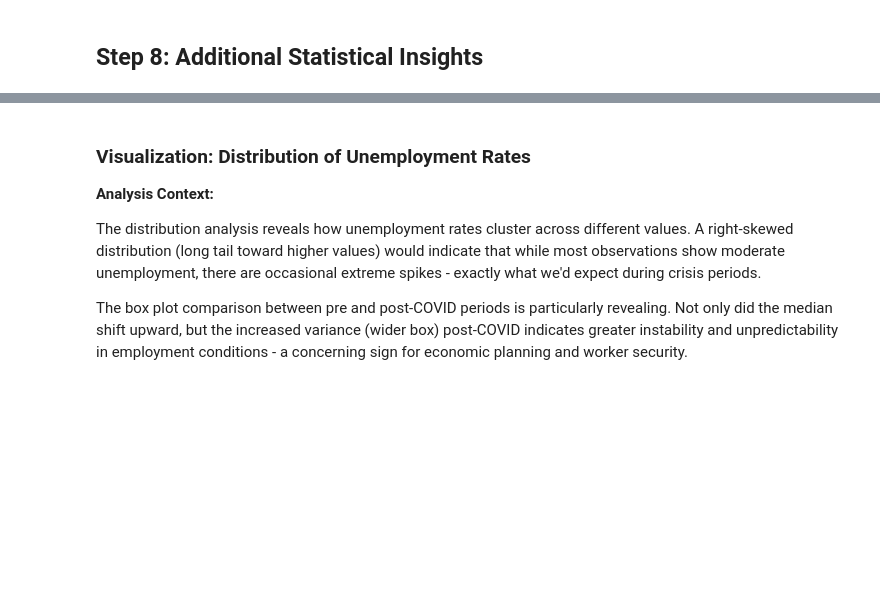
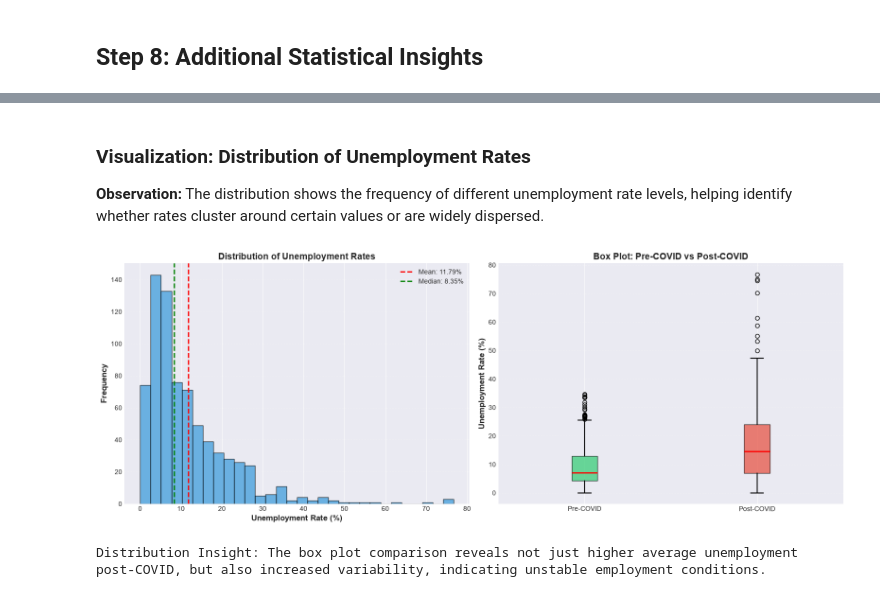
Before and after one commit to Remaaa17/OIBSIP, a Jupyter notebook: DataScience-Task2-UnemploymentAnalysis/unemployment_analysis.ipynb, the cells around one changed output, grey strips where cells are left out. Saved outputs shown, nothing was run; the diff lists cells and outputs as text; code cells hidden in the pictures; blank space fills up the shorter version.

```diff
--- a/DataScience-Task2-UnemploymentAnalysis/unemployment_analysis.ipynb
+++ b/DataScience-Task2-UnemploymentAnalysis/unemployment_analysis.ipynb
@@ -481,39 +653,45 @@ print(f"75th Percentile: {df[unemployment_col].quantile(0.75):.2f}%")
-# %% [markdown]
-### Visualization: Distribution of Unemployment Rates
-
-**Analysis Context:**
-
-The distribution analysis reveals how unemployment rates cluster across different values. A right-skewed distribution (long tail toward higher values) would indicate that while most observations show moderate unemployment, there are occasional extreme spikes - exactly what we'd expect during crisis periods.
-
-The box plot comparison between pre and post-COVID periods is particularly revealing. Not only did the median shift upward, but the increased variance (wider box) post-COVID indicates greater instability and unpredictability in employment conditions - a concerning sign for economic planning and worker security.
+# %% [markdown]
+### Visualization: Distribution of Unemployment Rates
+
+**Observation:** The distribution shows the frequency of different unemployment rate levels, helping identify whether rates cluster around certain values or are widely dispersed.
 # %%
 # Distribution plots
 fig, axes = plt.subplots(1, 2, figsize=(16, 6))
 
-# Histogram with mean and median
+# Histogram
 axes[0].hist(df[unemployment_col], bins=30, color='#3498db', edgecolor='black', alpha=0.7)
-mean_val = df[unemployment_col].mean()
-median_val = df[unemployment_col].median()
-axes[0].axvline(mean_val, color='red', linestyle='--', linewidth=2, label=f'Mean: {mean_val:.2f}%')
-axes[0].axvline(median_val, color='green', linestyle='--', linewidth=2, label=f'Median: {median_val:.2f}%')
+axes[0].axvline(df[unemployment_col].mean(), color='red', linestyle='--', linewidth=2, label=f'Mean: {df[unemployment_col].mean():.2f}%')
+axes[0].axvline(df[unemployment_col].median(), color='green', linestyle='--', linewidth=2, label=f'Median: {df[unemployment_col].median():.2f}%')
 axes[0].set_xlabel('Unemployment Rate (%)', fontsize=12, fontweight='bold')
 axes[0].set_ylabel('Frequency', fontsize=12, fontweight='bold')
 axes[0].set_title('Distribution of Unemployment Rates', fontsize=14, fontweight='bold')
-axes[0].legend()
-axes[0].grid(axis='y', alpha=0.3)
+axes[0].legend(fontsize=10)
+axes[0].grid(axis='y', alpha=0.3, linestyle='--')
 
-# Box plot comparison
-bp = axes[1].boxplot([pre_covid[unemployment_col], post_covid[unemployment_col]],
-                      tick_labels=['Pre-COVID', 'Post-COVID'],
-                      patch_artist=True)
+# Box plot
+box_data = [pre_covid[unemployment_col], post_covid[unemployment_col]]
+bp = axes[1].boxplot(box_data, tick_labels=['Pre-COVID', 'Post-COVID'], patch_artist=True,
+                      boxprops=dict(facecolor='#3498db', alpha=0.7),
+                      medianprops=dict(color='red', linewidth=2),
+                      whiskerprops=dict(linewidth=1.5),
+                      capprops=dict(linewidth=1.5))
+
 bp['boxes'][0].set_facecolor('#2ecc71')
 bp['boxes'][1].set_facecolor('#e74c3c')
+
 axes[1].set_ylabel('Unemployment Rate (%)', fontsize=12, fontweight='bold')
-axes[1].set_title('Pre-COVID vs Post-COVID Comparison', fontsize=14, fontweight='bold')
-axes[1].grid(axis='y', alpha=0.3)
+axes[1].set_title('Box Plot: Pre-COVID vs Post-COVID', fontsize=14, fontweight='bold')
+axes[1].grid(axis='y', alpha=0.3, linestyle='--')
 
 plt.tight_layout()
 plt.show()
+
+print("\nDistribution Insight: The box plot comparison reveals not just higher average unemployment")
+print("post-COVID, but also increased variability, indicating unstable employment conditions.")
+# %% [output]
+[figure, added]
+Distribution Insight: The box plot comparison reveals not just higher average unemployment
+post-COVID, but also increased variability, indicating unstable employment conditions.
 # %% [markdown]
 ## Step 9: Key Findings and Conclusions
 
```
Also changed, not shown: parts of 39 cells of this notebook, 39 other files.
